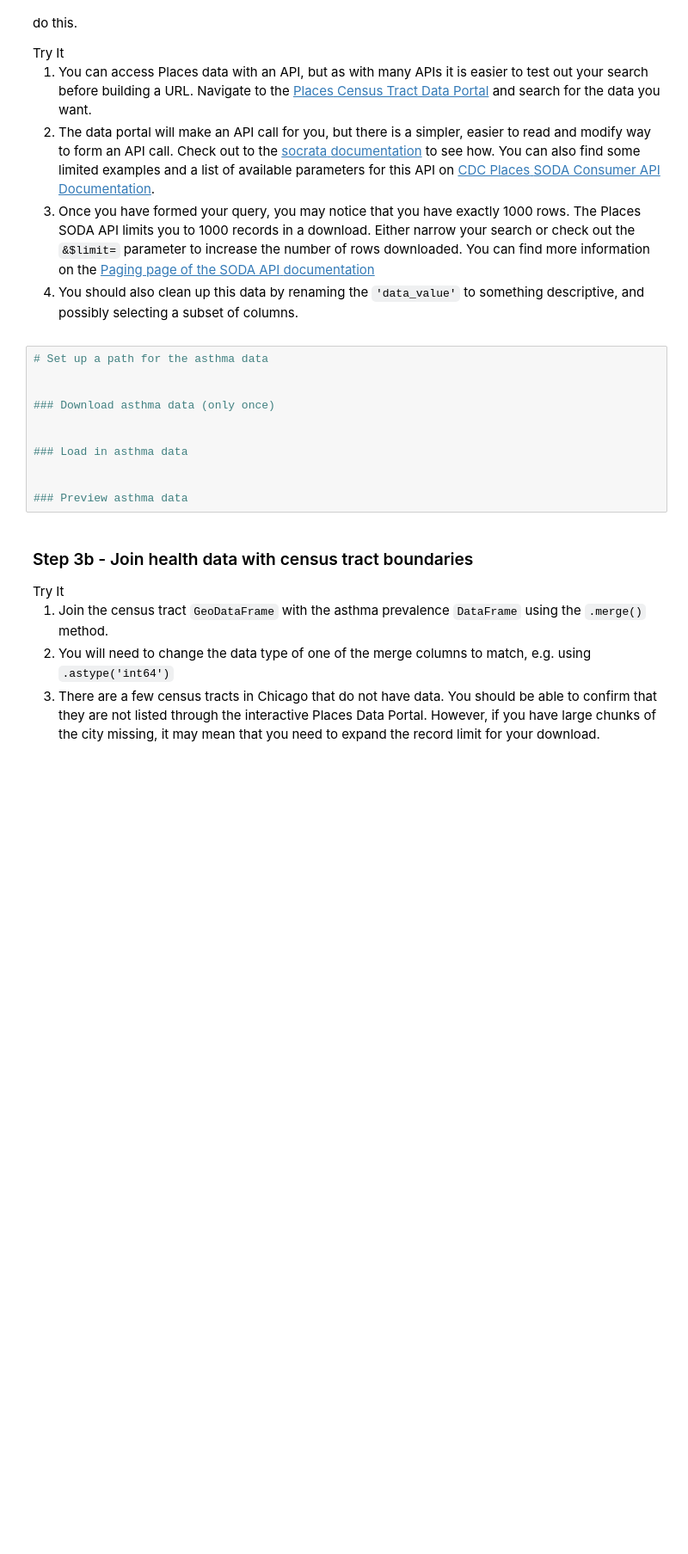
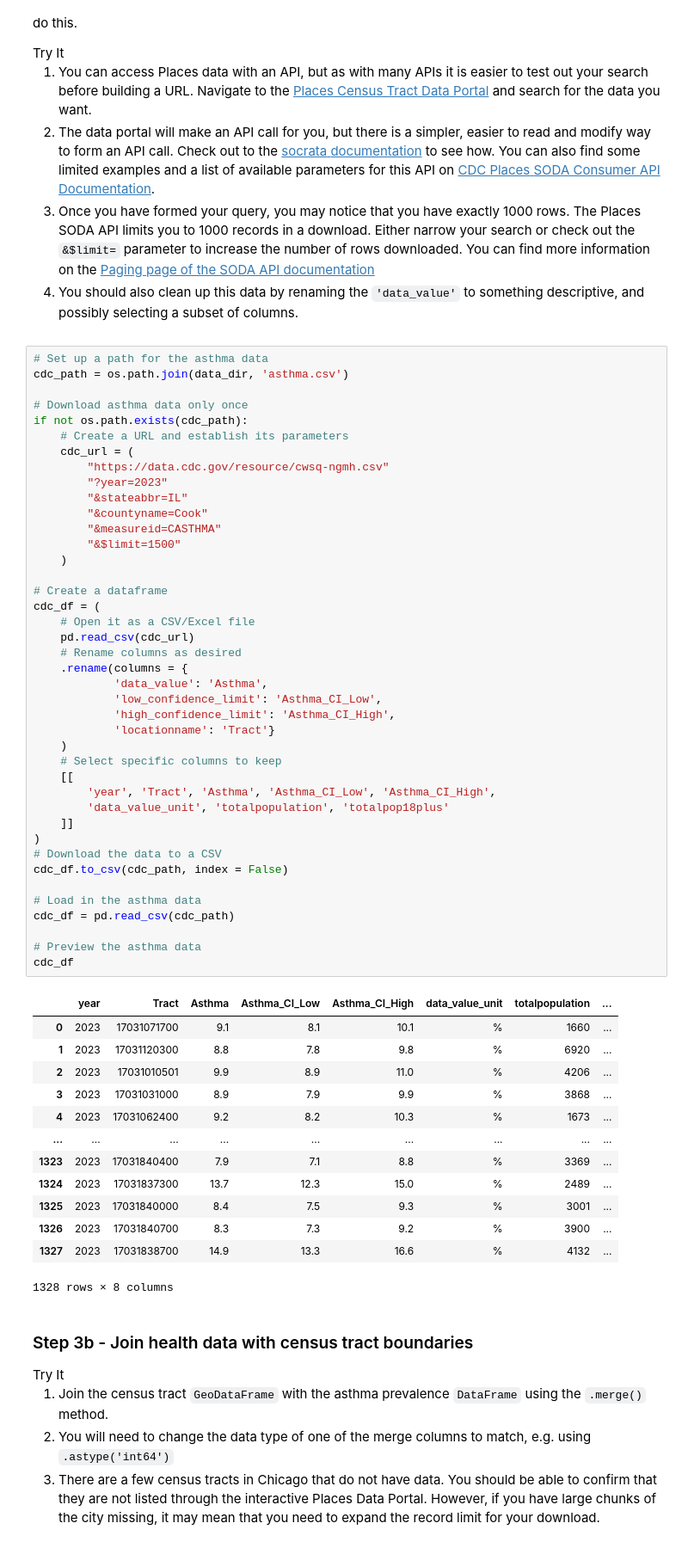
Before and after one commit to earthlab-education/spring-01-urban-greenspace-big-data-Livian-Von-Dran, a Jupyter notebook: big-data.ipynb, the cells around one changed output. Shown at 86% size. Drawn from its saved outputs; the diff is of its cells as text; blank space fills up the shorter version.

```diff
--- a/big-data.ipynb
+++ b/big-data.ipynb
@@ -232,15 +232,59 @@ selecting a subset of columns.</li>
 </ol></div></div>
 # %%
 # Set up a path for the asthma data
+cdc_path = os.path.join(data_dir, 'asthma.csv')
 
+# Download asthma data only once
+if not os.path.exists(cdc_path):
+    # Create a URL and establish its parameters
+    cdc_url = (
+        "https://data.cdc.gov/resource/cwsq-ngmh.csv"
+        "?year=2023"
+        "&stateabbr=IL"
+        "&countyname=Cook"
+        "&measureid=CASTHMA"
+        "&$limit=1500"
+    )
 
-### Download asthma data (only once)
+# Create a dataframe
+cdc_df = (
+    # Open it as a CSV/Excel file
+    pd.read_csv(cdc_url)
+    # Rename columns as desired
+    .rename(columns = {
+            'data_value': 'Asthma',
+            'low_confidence_limit': 'Asthma_CI_Low',
+            'high_confidence_limit': 'Asthma_CI_High',
+            'locationname': 'Tract'}
+    )
+    # Select specific columns to keep
+    [[
+        'year', 'Tract', 'Asthma', 'Asthma_CI_Low', 'Asthma_CI_High',
+        'data_value_unit', 'totalpopulation', 'totalpop18plus'
+    ]]
+)
+# Download the data to a CSV
+cdc_df.to_csv(cdc_path, index = False)
 
+# Load in the asthma data
+cdc_df = pd.read_csv(cdc_path)
 
-### Load in asthma data
-
-
-### Preview asthma data
+# Preview the asthma data
+cdc_df
+# %% [output]
+|  | year | Tract | Asthma | Asthma_CI_Low | Asthma_CI_High | data_value_unit | totalpopulation | ... |
+| 0 | 2023 | 17031071700 | 9.1 | 8.1 | 10.1 | % | 1660 | ... |
+| 1 | 2023 | 17031120300 | 8.8 | 7.8 | 9.8 | % | 6920 | ... |
+| 2 | 2023 | 17031010501 | 9.9 | 8.9 | 11.0 | % | 4206 | ... |
+| 3 | 2023 | 17031031000 | 8.9 | 7.9 | 9.9 | % | 3868 | ... |
+| 4 | 2023 | 17031062400 | 9.2 | 8.2 | 10.3 | % | 1673 | ... |
+| ... | ... | ... | ... | ... | ... | ... | ... | ... |
+| 1323 | 2023 | 17031840400 | 7.9 | 7.1 | 8.8 | % | 3369 | ... |
+| 1324 | 2023 | 17031837300 | 13.7 | 12.3 | 15.0 | % | 2489 | ... |
+| 1325 | 2023 | 17031840000 | 8.4 | 7.5 | 9.3 | % | 3001 | ... |
+| 1326 | 2023 | 17031840700 | 8.3 | 7.3 | 9.2 | % | 3900 | ... |
+| 1327 | 2023 | 17031838700 | 14.9 | 13.3 | 16.6 | % | 4132 | ... |
+1328 rows × 8 columns
 # %% [markdown]
 ### Step 3b - Join health data with census tract boundaries
 
```
